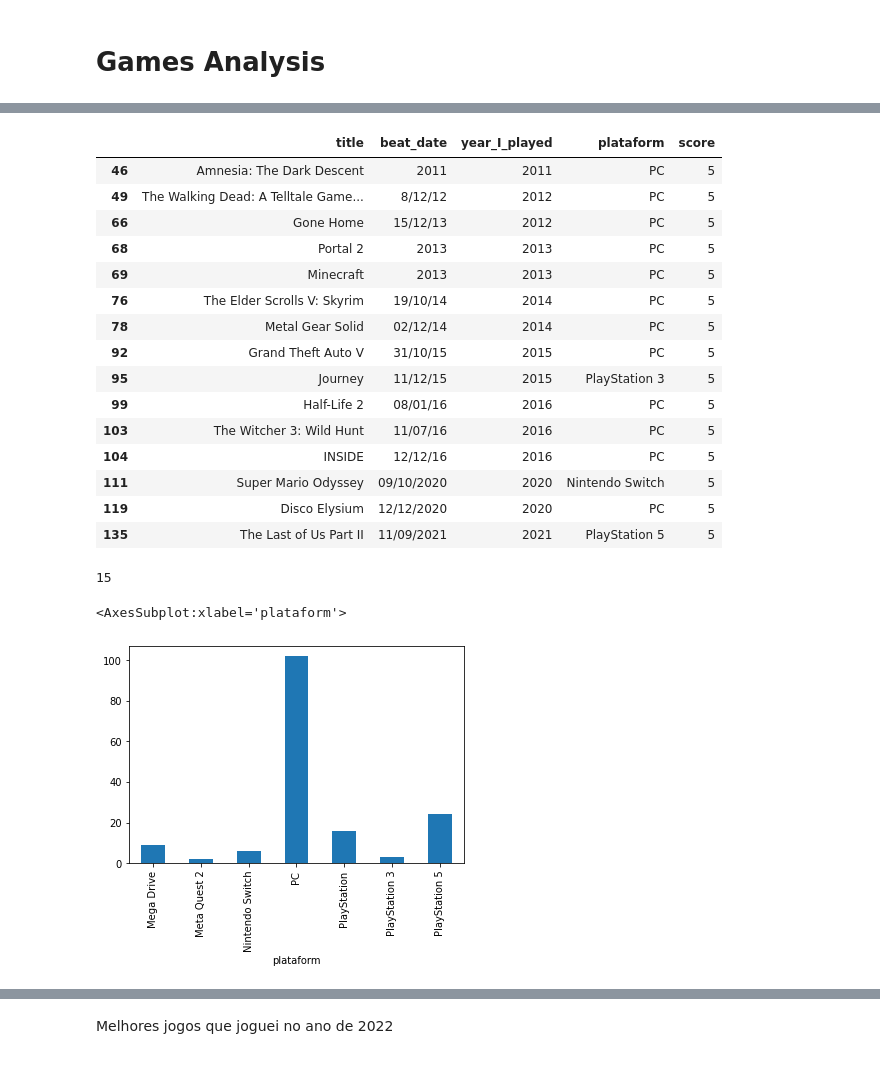
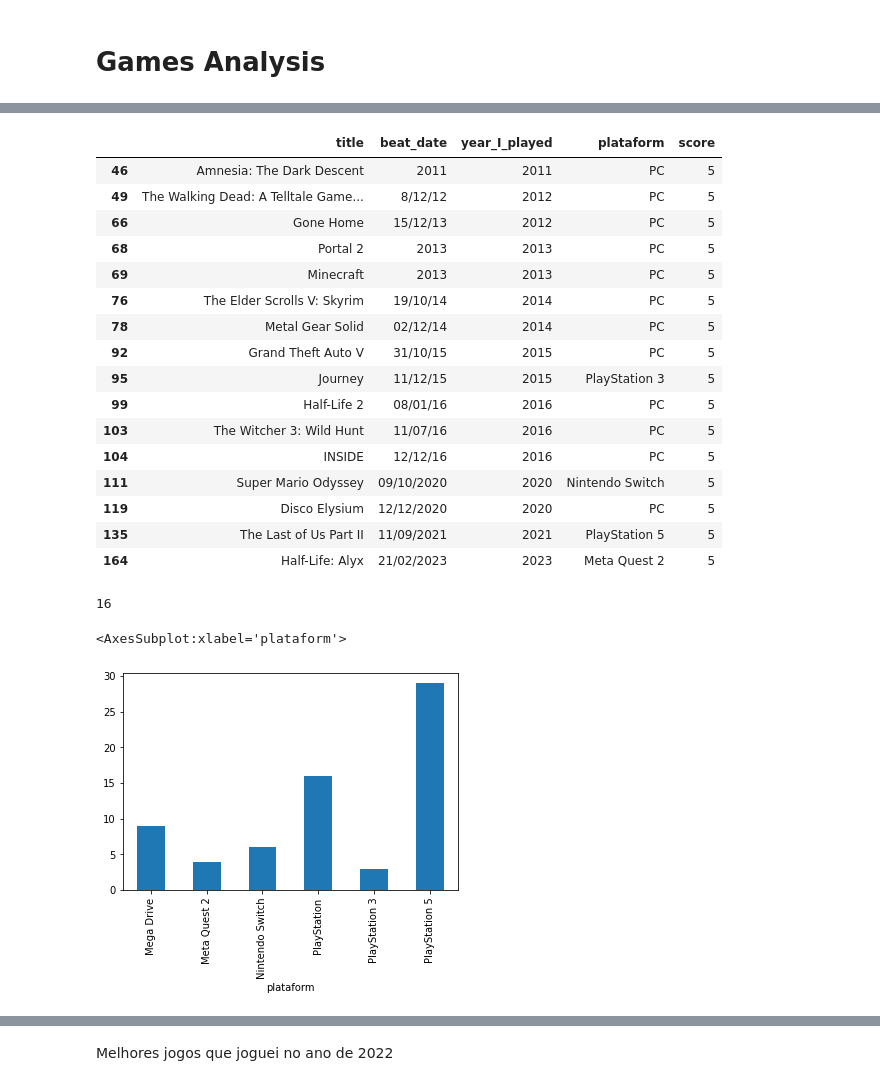
Before and after one commit to andredarcie/my-life-data, a Jupyter notebook: analysis/games_analysis.ipynb, the cells around one changed output, grey strips where cells are left out. Cells and saved outputs as stored; diff of their text form; code cells hidden in the pictures.

```diff
--- a/analysis/games_analysis.ipynb
+++ b/analysis/games_analysis.ipynb
@@ -3,9 +3,9 @@
 # %%
 import pandas as pd
 # %%
-df = pd.read_csv('data/games/games_beated.csv')
-df_to_play = pd.read_csv('data/games/games_to_play.csv')
-df_games_only_played = pd.read_csv('data/games/games_abandoned.csv')
+df = pd.read_csv('../data/games/games_beated.csv')
+df_to_play = pd.read_csv('../data/games/games_to_play.csv')
+df_games_only_played = pd.read_csv('../data/games/games_abandoned.csv')
 # %%
 print('Beated games: ', len(df))
 print('Games only played: ', len(df_games_only_played))
@@ -108,15 +108,18 @@ games_top_score
 | 111 | Super Mario Odyssey | 09/10/2020 | 2020 | Nintendo Switch | 5 |
 | 119 | Disco Elysium | 12/12/2020 | 2020 | PC | 5 |
 | 135 | The Last of Us Part II | 11/09/2021 | 2021 | PlayStation 5 | 5 |
+| 164 | Half-Life: Alyx | 21/02/2023 | 2023 | Meta Quest 2 | 5 |
 # %%
 len(games_top_score)
 # %% [output]
-15
+16
 # %%
-df.groupby('plataform')['plataform'].count().plot(kind='bar')
+consoles = df
+consoles = consoles.drop(consoles[consoles.plataform == "PC"].index)
+consoles.groupby('plataform')['plataform'].count().plot(kind='bar')
 # %% [output]
 <AxesSubplot:xlabel='plataform'>
-[figure, old version]
+[figure, new version]
 # %%
 df.groupby('plataform')['plataform'].count().plot(kind='pie').set_facecolor('white')
 # %% [output]
```
Also changed, not shown: parts of 8 cells of this notebook.
